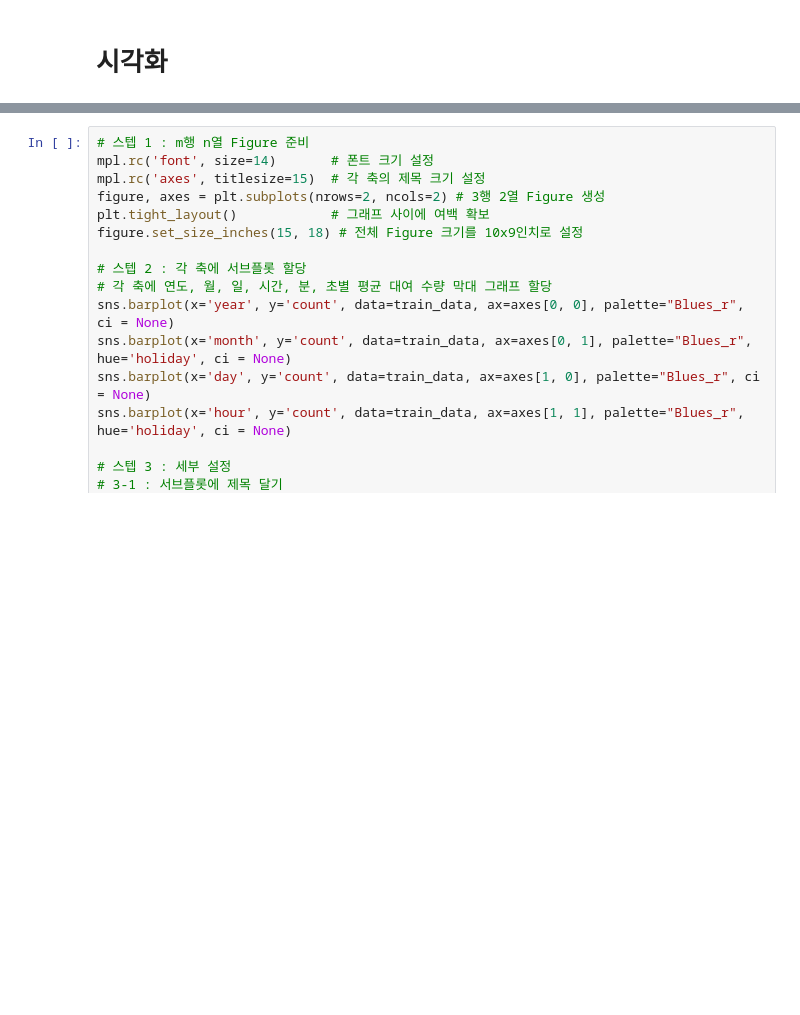
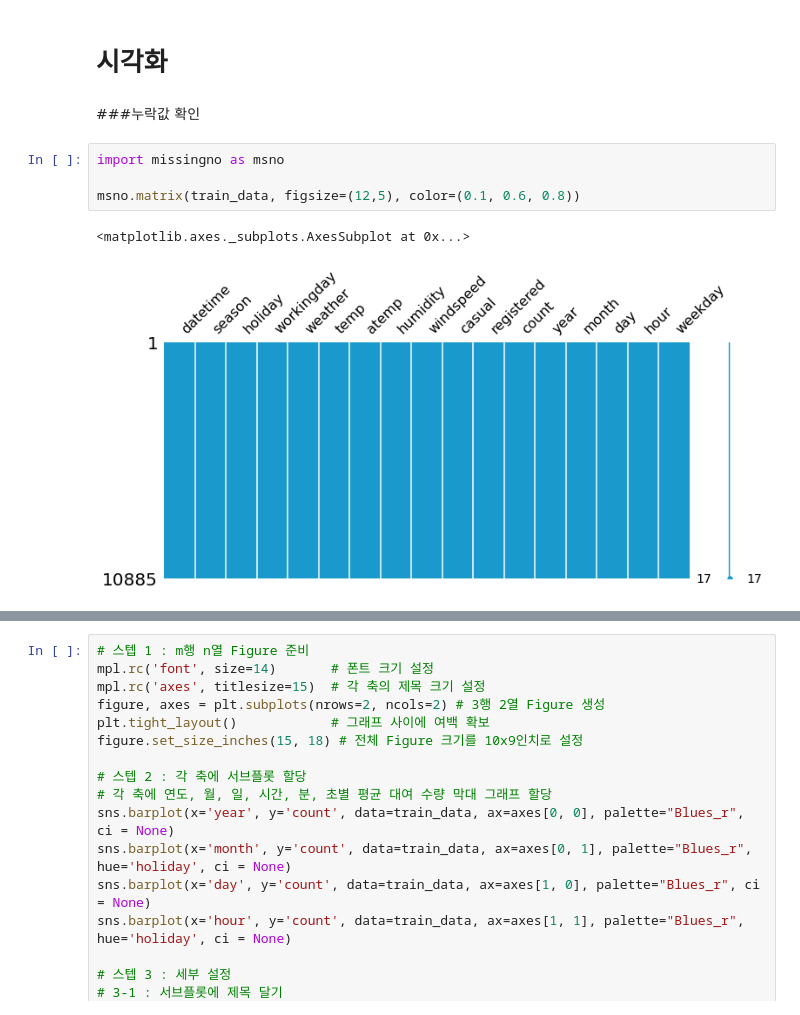
Before and after one commit to DSSon/-Encore-Machine_Learning, a Jupyter notebook: 7조_Machine_Learning_From_Hell_(MLFH).ipynb, the cells around one changed output, grey strips where cells are left out. Drawn from its saved outputs; the diff is of its cells as text; blank space fills up the shorter version.

```diff
--- a/7조_Machine_Learning_From_Hell_(MLFH).ipynb
+++ b/7조_Machine_Learning_From_Hell_(MLFH).ipynb
@@ -149,6 +158,15 @@ train_data.head()
 | 4 | 2011-01-01 04:00:00 | 1 | 0 | 0 | 1 | 9.84 | 14.395 | 75 | 0.0 | 0 | ... |
 # %% [markdown]
 # 시각화
+# %% [markdown]
+###누락값 확인
+# %%
+import missingno as msno
+
+msno.matrix(train_data, figsize=(12,5), color=(0.1, 0.6, 0.8))
+# %% [output]
+<matplotlib.axes._subplots.AxesSubplot at 0x...>
+[figure, added]
 # %%
 sns.displot(train_data['count'])
 # %% [output]
```
Also changed, not shown: parts of 5 cells of this notebook.
